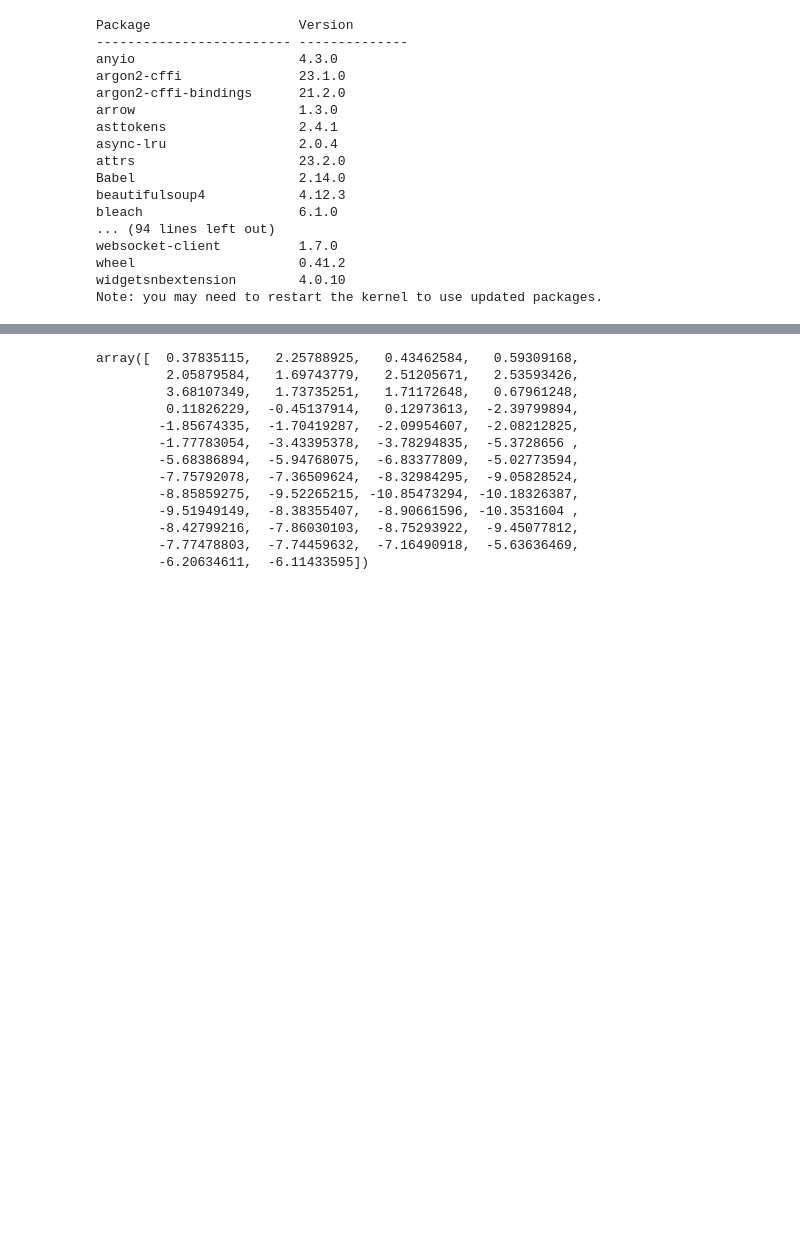
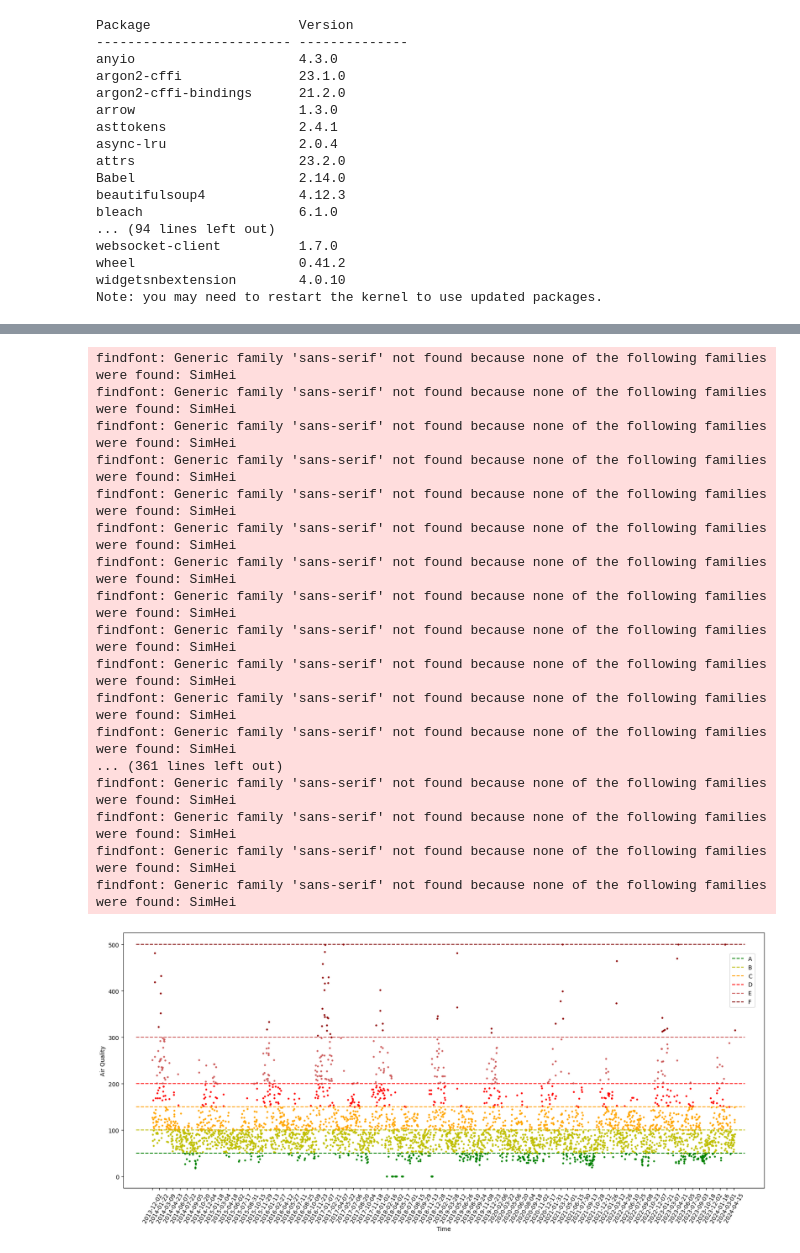
Before and after one commit to JaggerGu/DataScience, a Jupyter notebook: Prepare/test.ipynb, the cells around one changed output, grey strips where cells are left out. Saved outputs shown, nothing was run; the diff lists cells and outputs as text; code cells hidden in the pictures; blank space fills up the shorter version.

```diff
--- a/Prepare/test.ipynb
+++ b/Prepare/test.ipynb
@@ -24,3 +25,3 @@ import numpy as np
 # %%
-data = pd.read_csv("Fruit_Prices_2020.csv")
-df = pd.Series(data['Fruit'])
+date = pd.read_excel("date.xlsx")
+date
@@ -27,22 +42,64 @@ df = pd.Series(data['Fruit'])
 # %%
 %matplotlib inline
 # %%
-import matplotlib.pyplot as plt
-np.random.randn(50).cumsum()
+x = date['time_point']
+y = date['aqi']
+z = date['rank']
+# plt.rcParams['font.sans-serif'] = ['SimHei']
+plt.figure(figsize=(20, 8))
+a = 50
+b = 100
+c = 150
+d = 200
+e = 300
+f = 500
+aa = np.ma.masked_where(y > a, y)
+bb = np.ma.masked_where((y < a) | (y > b), y)
+cc = np.ma.masked_where((y < b) | (y > c), y)
+dd = np.ma.masked_where((y < c) | (y > d), y)
+ee = np.ma.masked_where((y < d) | (y > e), y)
+ff = np.ma.masked_where(y < e, y)
+# aa = np.ma.masked_where(y < a, y)
+# aa = np.ma.masked_where(y < a, y)
+# aa = np.ma.masked_where(y < a, y)
+
+plt.axhline(y=50, xmin=0.02, xmax=0.97, color='g', linestyle="--", label='A')
+plt.axhline(y=100, xmin=0.02, xmax=0.97, color='y', linestyle="--", label='B')
+plt.axhline(y=150, xmin=0.02, xmax=0.97, color='orange', linestyle="--", label='C')
+plt.axhline(y=200, xmin=0.02, xmax=0.97, color='r', linestyle="--", label='D')
+plt.axhline(y=300, xmin=0.02, xmax=0.97, color='indianred', linestyle="--", label='E')
+plt.axhline(y=500, xmin=0.02, xmax=0.97, color='darkred', linestyle="--", label='F')
+plt.xticks(range(0, len(x), 45), rotation = 60)
+plt.xlabel('Time')
+plt.ylabel('Air Quality')
+plt.scatter(x, aa, color='g', s=5)
+plt.scatter(x, bb, color='y', s=5)
+plt.scatter(x, cc, color='orange', s=5)
+plt.scatter(x, dd, color='r', s=5)
+plt.scatter(x, ee, color='indianred', s=5)
+plt.scatter(x, ff, color='darkred', s=5)
+# plt.plot(x, z)
+plt.legend(bbox_to_anchor=(0.99,0.93), frameon=True)
+plt.show()
 # %% [output]
-array([  0.37835115,   2.25788925,   0.43462584,   0.59309168,
-         2.05879584,   1.69743779,   2.51205671,   2.53593426,
-         3.68107349,   1.73735251,   1.71172648,   0.67961248,
-         0.11826229,  -0.45137914,   0.12973613,  -2.39799894,
-        -1.85674335,  -1.70419287,  -2.09954607,  -2.08212825,
-        -1.77783054,  -3.43395378,  -3.78294835,  -5.3728656 ,
-        -5.68386894,  -5.94768075,  -6.83377809,  -5.02773594,
-        -7.75792078,  -7.36509624,  -8.32984295,  -9.05828524,
-        -8.85859275,  -9.52265215, -10.85473294, -10.18326387,
-        -9.51949149,  -8.38355407,  -8.90661596, -10.3531604 ,
-        -8.42799216,  -7.86030103,  -8.75293922,  -9.45077812,
-        -7.77478803,  -7.74459632,  -7.16490918,  -5.63636469,
-        -6.20634611,  -6.11433595])
+findfont: Generic family 'sans-serif' not found because none of the following families were found: SimHei
+findfont: Generic family 'sans-serif' not found because none of the following families were found: SimHei
+findfont: Generic family 'sans-serif' not found because none of the following families were found: SimHei
+findfont: Generic family 'sans-serif' not found because none of the following families were found: SimHei
+findfont: Generic family 'sans-serif' not found because none of the following families were found: SimHei
+findfont: Generic family 'sans-serif' not found because none of the following families were found: SimHei
+findfont: Generic family 'sans-serif' not found because none of the following families were found: SimHei
+findfont: Generic family 'sans-serif' not found because none of the following families were found: SimHei
+findfont: Generic family 'sans-serif' not found because none of the following families were found: SimHei
+findfont: Generic family 'sans-serif' not found because none of the following families were found: SimHei
+findfont: Generic family 'sans-serif' not found because none of the following families were found: SimHei
+findfont: Generic family 'sans-serif' not found because none of the following families were found: SimHei
+... (361 lines left out)
+findfont: Generic family 'sans-serif' not found because none of the following families were found: SimHei
+findfont: Generic family 'sans-serif' not found because none of the following families were found: SimHei
+findfont: Generic family 'sans-serif' not found because none of the following families were found: SimHei
+findfont: Generic family 'sans-serif' not found because none of the following families were found: SimHei
+[figure, added]
 # %%
 plt.plot(np.random.randn(50).cumsum())
 # %% [output]
```
Also changed, not shown: parts of 3 cells of this notebook, 3 other files.
